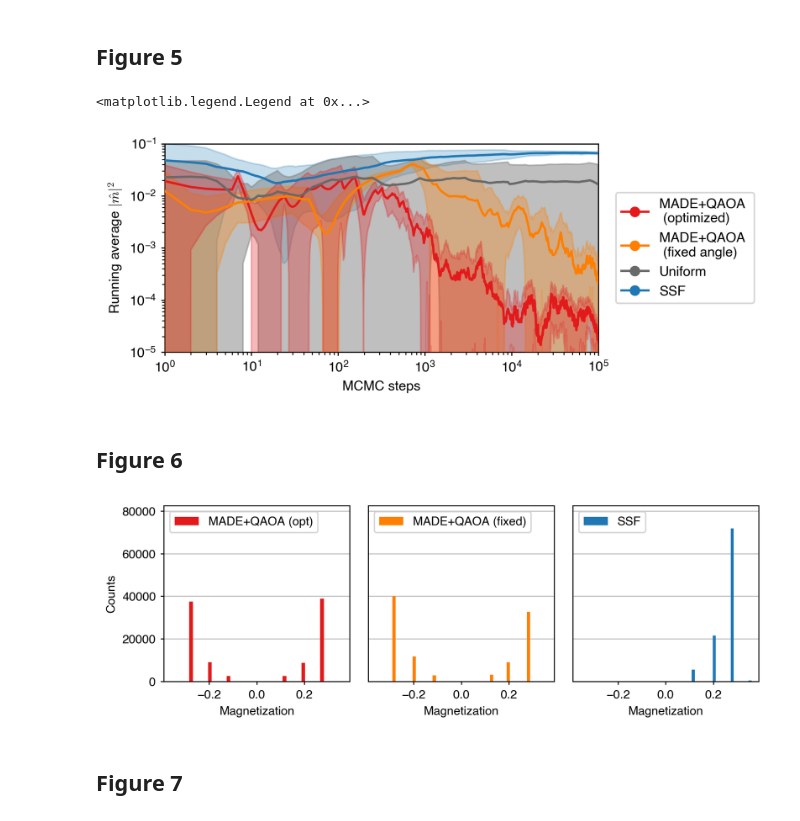
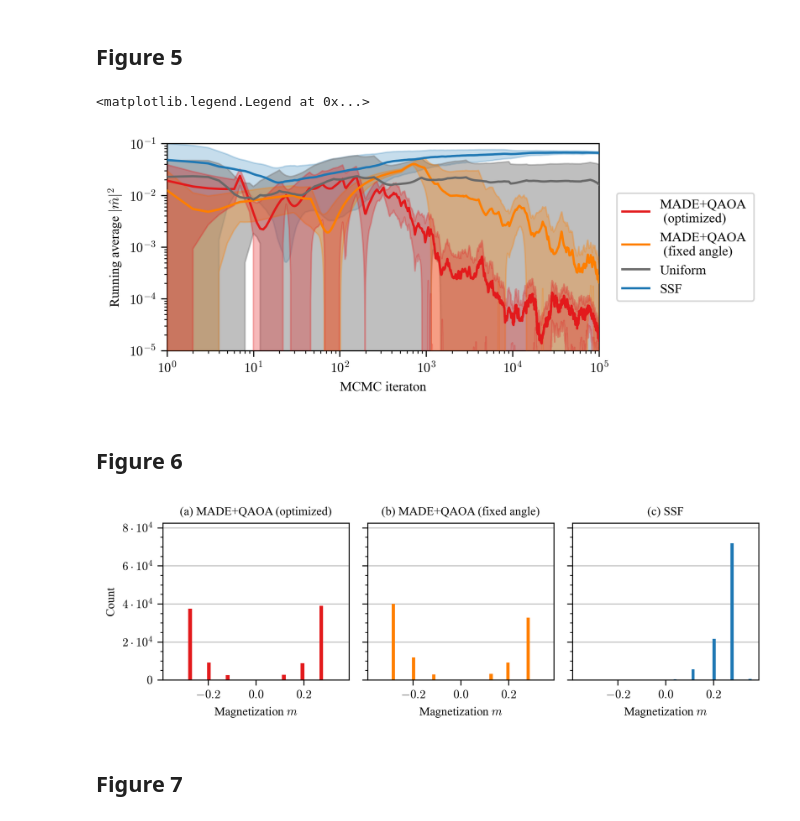
Before and after one commit to yuichiro-nakano/data_for_qaoa-made-mcmc, a Jupyter notebook: figure/make_fig.ipynb, the cells around one changed output. Drawn from its saved outputs; the diff is of its cells as text; code cells hidden in the pictures.

```diff
--- a/figure/make_fig.ipynb
+++ b/figure/make_fig.ipynb
@@ -68,3 +85,17 @@ std_gap_data = np.std(gap_data, axis=3)
 
 mean_gap_add_data = np.average(gap_add_data, axis=3)
 std_gap_add_data = np.std(gap_add_data, axis=3)
+# %%
+def exp_func(x, a):
+    return 2**(-a*x)
+
+def exp_func_2(x, a, b):
+    return 2**(-a*(x+b))
+
+def exp_fit(x_data, y_data, y_std):
+    l_popt, l_pcov = curve_fit(exp_func, x_data, y_data, sigma=y_std, maxfev=10000, check_finite=False)
+    return exp_func(x_data, *l_popt), l_popt, l_pcov
+
+def exp_fit_2(x_data, y_data, y_std):
+    l_popt, l_pcov = curve_fit(exp_func_2, x_data, y_data, sigma=y_std, maxfev=10000, check_finite=False)
+    return exp_func_2(x_data, *l_popt), l_popt, l_pcov
@@ -287,26 +400,27 @@ ax5[0].set_xlim(1, n_step)
 ax5[0].set_yscale('log')
 ax5[0].set_xscale('log')
 ax5[0].set_ylim(1e-5,1e-1)
-ax5[0].set_xlabel('MCMC steps', fontsize=fontsize)
+ax5[0].set_xlabel('MCMC iteraton', fontsize=fontsize)
 ax5[0].set_ylabel(r'Running average ${|\hat{m}|}^2$', fontsize=fontsize)
-ax5[0].tick_params(width=spines, labelsize=fontsize, length=2.5, labelbottom=True)
+ax5[0].tick_params(width=spines, labelsize=fontsize, length=4.0, labelbottom=True)
 ax5[0].tick_params(axis="x", which='major', width=spines)
 
-ax5[-1].plot([], [], marker='o', color=red, label='MADE+QAOA \n (optimized)', linestyle=None)
-ax5[-1].plot([], [], marker='o', color=orange, label='MADE+QAOA \n (fixed angle)', linestyle=None)
-ax5[-1].plot([], [], marker='o', color='dimgrey', label='Uniform', linestyle=None)
-ax5[-1].plot([], [], marker='o', color=blue, label='SSF', linestyle=None)
+ax5[0].xaxis.set_major_formatter(FuncFormatter(math_exp_tick))
+ax5[0].yaxis.set_major_formatter(FuncFormatter(math_exp_tick))
+
+ax5[-1].plot([], [], color=red, label='MADE+QAOA \n (optimized)', linestyle=None)
+ax5[-1].plot([], [], color=orange, label='MADE+QAOA \n (fixed angle)', linestyle=None)
+ax5[-1].plot([], [], color='dimgrey', label='Uniform', linestyle=None)
+ax5[-1].plot([], [], color=blue, label='SSF', linestyle=None)
 
 for spine in ax5[-1].spines.values():
     spine.set_visible(False)
 ax5[-1].axes.get_xaxis().set_visible(False)
 ax5[-1].axes.get_yaxis().set_visible(False)
 ax5[-1].legend(fontsize=fontsize, bbox_to_anchor=(0.5,0.5), loc='center', frameon=True)
-
-#fig5.savefig("figure/sqrt_average_magnetization.png", dpi=300, bbox_inches='tight')
 # %% [output]
 <matplotlib.legend.Legend at 0x...>
-[figure, old version]
+[figure, new version]
 # %% [markdown]
 ## Figure 6
 # %%
@@ -335,48 +449,51 @@ ax6[0].spines["bottom"].set_linewidth(spines)
 ax6[0].spines["right"].set_linewidth(spines)
 
 ax6[0].hist(opt_qaoa_made_mag[idx], bins=51, color=red, label='MADE+QAOA (opt)', zorder=2)
 ax6[0].grid(axis='y', color='#BFBFBF', linestyle='-', linewidth=spines, zorder=1)
 ax6[0].set_ylim(0,82500)
 ax6[0].set_xlim(-0.39,0.39)
-ax6[0].set_xlabel('Magnetization', fontsize=fontsize)
-ax6[0].set_ylabel('Counts', fontsize=fontsize)
-#ax6[0].set_title("(i) QAOA+MADE (optimized)", fontsize=18)
-ax6[0].tick_params(width=spines, labelsize=fontsize, length=2.5, labelbottom=True)
-ax6[0].legend(fontsize=fontsize, loc='upper left')
+ax6[0].set_xlabel(r'Magnetization $m$', fontsize=fontsize)
+ax6[0].set_ylabel('Count', fontsize=fontsize)
+ax6[0].tick_params(width=spines, labelsize=fontsize, length=4.0, labelbottom=True)
+ax6[0].set_title('(a) MADE+QAOA (optimized)', fontsize=fontsize)
+ax6[0].yaxis.minorticks_on()
+ax6[0].xaxis.set_major_formatter(FuncFormatter(math_tick_2))
+ax6[0].yaxis.set_major_formatter(FuncFormatter(sci_formatter))
 
 ax6[1].spines["top"].set_linewidth(spines)
 ax6[1].spines["left"].set_linewidth(spines)
 ax6[1].spines["bottom"].set_linewidth(spines)
 ax6[1].spines["right"].set_linewidth(spines)
 
 ax6[1].hist(fix_qaoa_made_mag[idx], bins=51, color=orange, label='MADE+QAOA (fixed)', zorder=2)
 ax6[1].grid(axis='y', color='#BFBFBF', linestyle='-', linewidth=spines, zorder=1)
 ax6[1].set_ylim(0,82500)
 ax6[1].set_xlim(-0.39,0.39)
-ax6[1].set_xlabel('Magnetization', fontsize=fontsize)
-ax6[1].tick_params(width=spines, labelsize=fontsize, length=2.5, labelbottom=True, labelleft=False)
-ax6[1].tick_params(axis="y", which='major', width=0.0)
-ax6[1].legend(fontsize=fontsize, loc='upper left')
+ax6[1].set_xlabel(r'Magnetization $m$', fontsize=fontsize)
+ax6[1].tick_params(width=spines, labelsize=fontsize, length=4.0, labelbottom=True, labelleft=False)
+ax6[1].set_title('(b) MADE+QAOA (fixed angle)', fontsize=fontsize)
+ax6[1].yaxis.minorticks_on()
+ax6[1].xaxis.set_major_formatter(FuncFormatter(math_tick_2))
 
 ax6[2].spines["top"].set_linewidth(spines)
 ax6[2].spines["left"].set_linewidth(spines)
 ax6[2].spines["bottom"].set_linewidth(spines)
 ax6[2].spines["right"].set_linewidth(spines)
 
 ax6[2].hist(ssf_mag[idx], bins=51, color=blue, label='SSF', zorder=2)
 ax6[2].grid(axis='y', color='#BFBFBF', linestyle='-', linewidth=spines, zorder=1)
 ax6[2].set_ylim(0,82500)
 ax6[2].set_xlim(-0.39,0.39)
-ax6[2].set_xlabel('Magnetization', fontsize=fontsize)
-ax6[2].tick_params(width=spines, labelsize=fontsize, length=2.5, labelbottom=True, labelleft=False)
-ax6[2].tick_params(axis="y", which='major', width=0.0)
-ax6[2].legend(fontsize=fontsize, loc='upper left')
+ax6[2].set_xlabel(r'Magnetization $m$', fontsize=fontsize)
+ax6[2].tick_params(width=spines, labelsize=fontsize, length=4.0, labelbottom=True, labelleft=False)
+ax6[2].set_title('(c) SSF', fontsize=fontsize)
+ax6[2].yaxis.minorticks_on()
+ax6[2].xaxis.set_major_formatter(FuncFormatter(math_tick_2))
 
 plt.tight_layout()
 plt.subplots_adjust(wspace=0.1)
-#fig6.savefig("figure/magnetization_histogram.svg", dpi=300, bbox_inches='tight')
 # %% [output]
-[figure, old version]
+[figure, new version]
 # %% [markdown]
 ## Figure 7
 # %%
```
Also changed, not shown: parts of 16 cells of this notebook, 32 other files.
